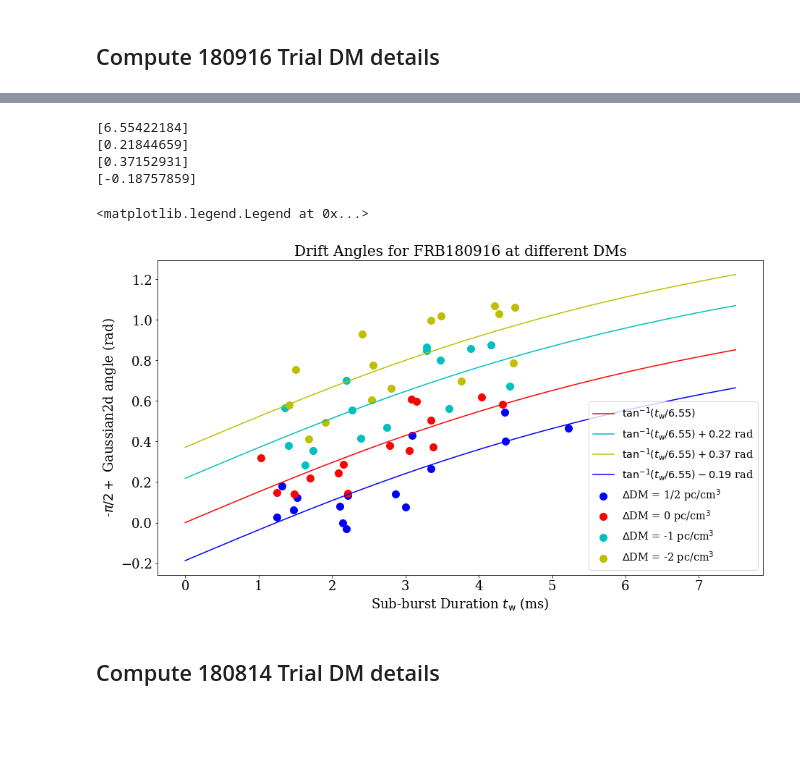
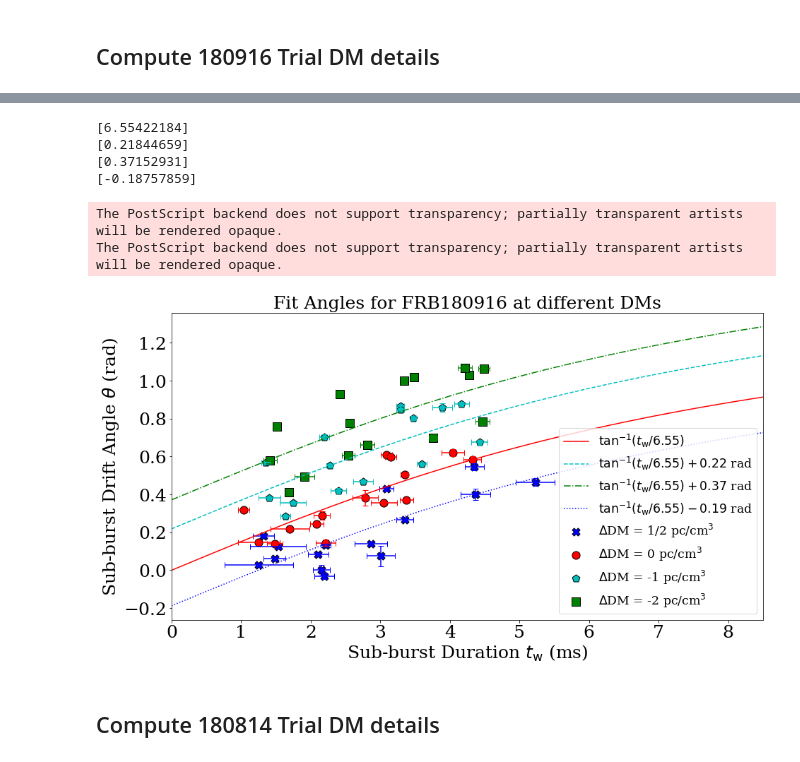
Before and after one commit to mef51/subdriftlaw, a Jupyter notebook: universal/DriftvsDuration_universal.ipynb, the cells around one changed output, grey strips where cells are left out. Drawn from its saved outputs; the diff is of its cells as text; code cells hidden in the pictures; blank space fills up the shorter version.

```diff
--- a/universal/DriftvsDuration_universal.ipynb
+++ b/universal/DriftvsDuration_universal.ipynb
@@ -51,7 +51,7 @@ for param, paramerr in zip(params180916, paramerrs180916):
 #########
 
 #########
-dms180814 = [189.0 , 189.8 , 190.0, 188.9 , 189.4]
+dms180814 = [189.0 , 189.8 , 190.0, 188.9 , 189.4, 188.8, 188.7]
 dm_idx = 3
 bursts180814 = pd.merge(pd.read_csv('data/CHIME_FRB180814.J0422+73/chime_180814_fit_params_dm{}.csv'.format(dms180814[dm_idx])),
                         pd.read_csv('data/CHIME_FRB180814.J0422+73/chime_180814_param_errors_dm{}.csv'.format(dms180814[dm_idx])),
@@ -242,6 +263,9 @@ for idx in dataframes180916[0].index:
 33.0 -1.601359905977946 1.7159148458339688 1.9885847118261768 -0.966054914304554
 36.0 1.6339086850315916 1.7116390942059376 1.854808135816272 1.9838437355286969
 # %%
+plt.rcParams["errorbar.capsize"] = 4
+plt.rcParams["font.family"] = "serif"
+
 def cleanAngle(row):
     angle = row['angle']
     if angle < 0 or angle > np.pi:
@@ -302,25 +326,32 @@ for dataframe180916 in dataframes180916:
     dataframe180916['angle_clean'] = dataframe180916[['angle']].apply(cleanAngle, axis=1) - (np.pi/2)
     # dataframe180916['angle_clean'] = (3*np.pi/2) - dataframe180916[['angle']].apply(cleanAngle, axis=1)
 
-markersize = 100
-fontsize = 18
+markersize = 125 #100
+fontsize = 25 #18
 annotsize = 14
 logscale = False
 figsize = (15, 8)
 ax = dataframes180916[3].drop([15]).plot.scatter(x='tau_w_ms', y='angle_clean',
-                               figsize=figsize, s=markersize, c='b', colorbar=False, fontsize=fontsize, logy=logscale, logx=logscale, marker='o',
-                               label='$\Delta$DM = 1/2 pc/cm$^3$')
+                           xerr=dataframes180916[3]['tau_w_error'],
+                           yerr=dataframes180916[3]['angle_error'],
+                           figsize=figsize, s=markersize, c='b', colorbar=False, fontsize=fontsize, logy=logscale, logx=logscale, marker='X', edgecolors='k',
+                           label='$\Delta$DM = 1/2 pc/cm$^3$')
 
-for frame, c, label in zip(dataframes180916[:3], ['r', 'c', 'y'], ['$\Delta$DM = 0 pc/cm$^3$', '$\Delta$DM = -1 pc/cm$^3$', '$\Delta$DM = -2 pc/cm$^3$']):
+markers = ['o', 'p', 's']
+for frame, c, label, mark in zip(dataframes180916[:3], ['r', 'c', 'g'], ['$\Delta$DM = 0 pc/cm$^3$', '$\Delta$DM = -1 pc/cm$^3$', '$\Delta$DM = -2 pc/cm$^3$'], markers):
     frame.drop([15]).plot.scatter(ax=ax, x='tau_w_ms', y='angle_clean',
-                               figsize=figsize, s=markersize, c=c, colorbar=False, fontsize=fontsize, logy=logscale, logx=logscale, marker='o',
-                               label=label)
+                                xerr=frame['tau_w_error'],
+                                yerr=frame['angle_error'],
+                                figsize=figsize, s=markersize, c=c, colorbar=False, fontsize=fontsize, logy=logscale, logx=logscale, marker=mark, edgecolors='k',
+                                label=label)
 
 ax.set_xlabel('Sub-burst Duration $t_\\mathrm{w}$ (ms)', size=fontsize)
-ax.set_ylabel('-$\pi/2 + $ Gaussian2d angle (rad)', size=fontsize)
+#ax.set_ylabel('-$\pi/2 + $ Gaussian2d angle (rad)', size=fontsize)
+ax.set_ylabel('Sub-burst Drift Angle $\\theta$ (rad)', size=fontsize)
 
 ## Find Fits
-for dataframe180916, drops, pcol, beta in zip(dataframes180916, [[15], [15], [15], [15]], ['r', 'c', 'y', 'b'], [-6, -4, -3, -9]):
+lstyles = ['-', '--', '-.', ':']
+for dataframe180916, drops, pcol, beta, lstyle in zip(dataframes180916, [[15], [15], [15], [15]], ['r', 'c', 'g', 'b'], [-6, -4, -3, -9], lstyles):
     if dataframe180916.equals(dataframes180916[0]):
         model = thetamodel
     else:
@@ -333,43 +364,44 @@ for dataframe180916, drops, pcol, beta in zip(dataframes180916, [[15], [15], [15
     anglefitter.set_job(fit_type=0)
     anglefit = anglefitter.run()
 
-    tws = np.linspace(0, 7.5, num=80)
+    tws = np.linspace(0, 8.5, num=80)
     print(anglefit.beta)
     #print(anglefit.beta[0])
     if model == thetamodel:
-        plt.plot(tws, np.arctan(tws/anglefit.beta[0]), c=pcol, label="$\\tan^{{-1}}(t_\\mathrm{{w}}/{:.2f})$".format(anglefit.beta[0]))
+        plt.plot(tws, np.arctan(tws/anglefit.beta[0]), c=pcol, label="$\\tan^{{-1}}(t_\\mathrm{{w}}/{:.2f})$".format(anglefit.beta[0]), linestyle=lstyle)
     elif model == offsetmodel:
-        plt.plot(tws, np.arctan(tws/zero_ddm_fit) + anglefit.beta[0], c=pcol, label="$\\tan^{{-1}}(t_\\mathrm{{w}}/{:.2f}) {:+.2f}$ rad".format(zero_ddm_fit, anglefit.beta[0]) )
+        plt.plot(tws, np.arctan(tws/zero_ddm_fit) + anglefit.beta[0], c=pcol, label="$\\tan^{{-1}}(t_\\mathrm{{w}}/{:.2f}) {:+.2f}$ rad".format(zero_ddm_fit, anglefit.beta[0]), linestyle=lstyle)
 
 ## Check fits assuming additionl DM produces rotation
 # time_res = 0.98304 # ms
 # freq_res = 6.25 # MHz
 # burstbandwidth = 250 # MHz, roughly
 # ddms = [1/2, -1, -2] # pc/cm^3
 # DM = 348.82  # pc/cm^3
 # nu_high, nu_low = 800, 400 # MHz
 # for ddm in ddms:
 #     deltat = 4.14937759336e6 * (nu_low**-2 - nu_high**-2) * ddm
 #     dtheta = np.arctan(np.tan(dataframes180916[3]['angle_clean']) - (deltat / burstbandwidth) * (freq_res/time_res) * (ddm / DM))
 
 ## Point Annotations
 # for k, v in dataframes180916[3].iterrows():
 #     ax.annotate(int(k) if k != 15.5 else k, (v['tau_w_ms'], v['angle_clean']), xytext=(-3,5), textcoords='offset points', weight='bold', size=annotsize)
 # for k, v in dataframes180916[1].drop([15]).iterrows():
 #     ax.annotate(int(k) if k != 15.5 else k, (v['tau_w_ms'], v['angle_clean']), xytext=(-3,5), textcoords='offset points', weight='bold', size=annotsize)
 # for k, v in dataframes180916[0].iterrows():
 #     ax.annotate(int(k) if k != 15.5 else k, (v['tau_w_ms'], v['angle_clean']), xytext=(-3,5), textcoords='offset points', weight='bold', size=annotsize)
 
-# ax.set_xlim(0, 10)
-plt.title("Drift Angles for FRB180916 at different DMs", size=20)
-plt.legend(fontsize='x-large')
-# for fformat in ['png', 'pdf', 'eps']: plt.savefig('angleatdifferentDMs.{}'.format(fformat))
+ax.set_xlim(0, 8.5)
+plt.title("Fit Angles for FRB180916 at different DMs", size=25)
+plt.legend(fontsize='xx-large')
+for fformat in ['png', 'pdf', 'eps']: plt.savefig('angleatdifferentDMs.{}'.format(fformat))
 # %% [output]
 [6.55422184]
 [0.21844659]
 [0.37152931]
 [-0.18757859]
-<matplotlib.legend.Legend at 0x...>
+The PostScript backend does not support transparency; partially transparent artists will be rendered opaque.
+The PostScript backend does not support transparency; partially transparent artists will be rendered opaque.
-[figure, old version]
+[figure, new version]
 # %% [markdown]
 ## Compute 180814 Trial DM details
```
Also changed, not shown: parts of 12 cells of this notebook, 41 other files.
